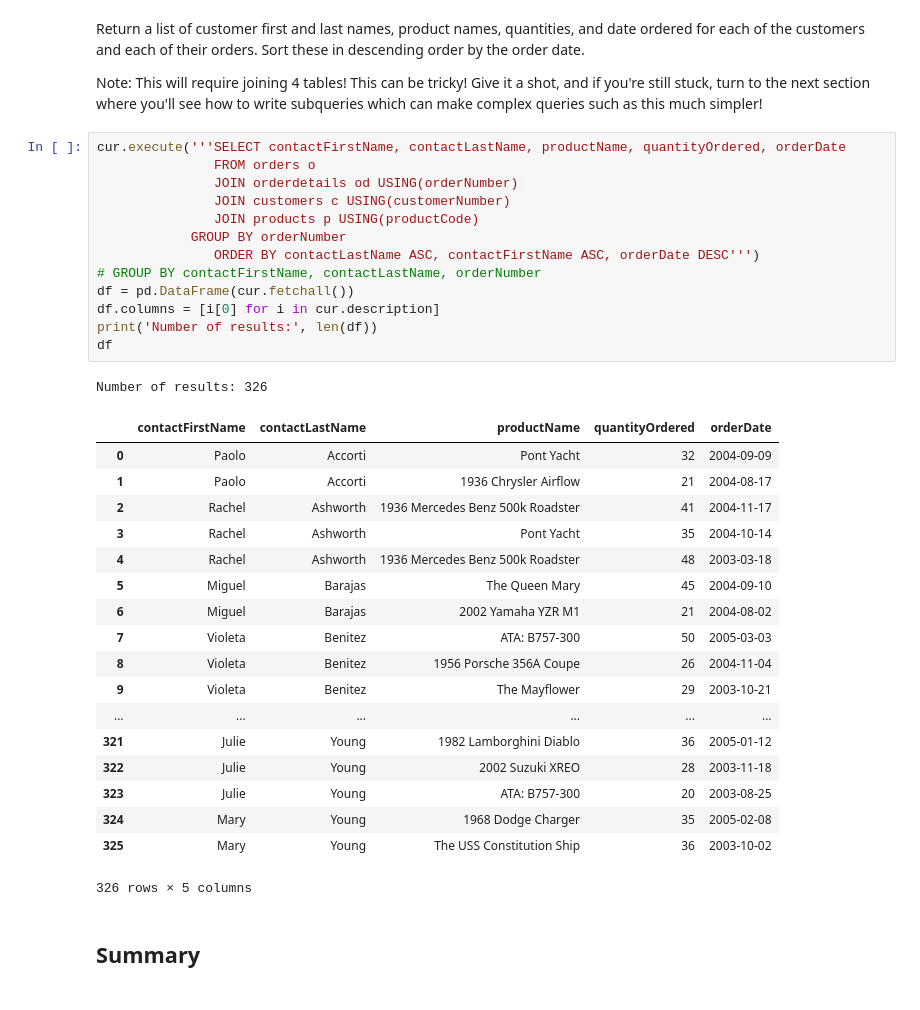
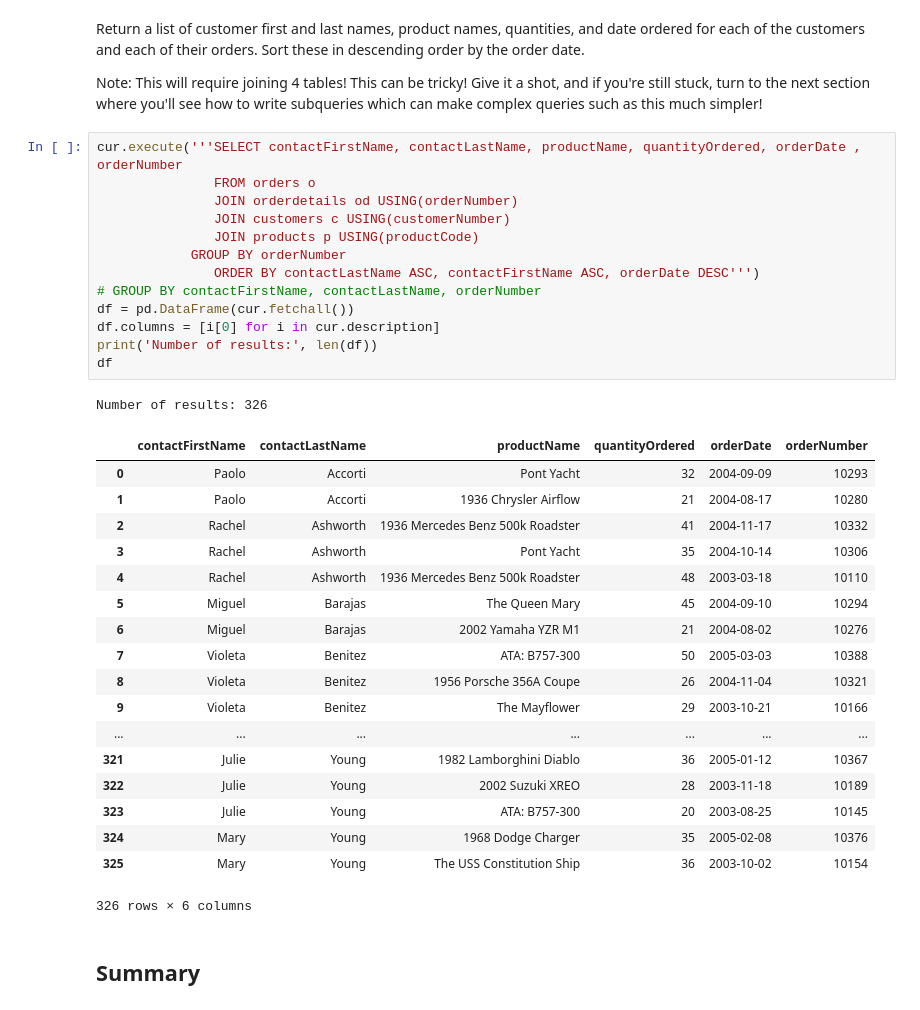
Before and after one commit to npschafer/dsc-one-to-many-and-many-to-many-joins-lab-houston-ds-042219, a Jupyter notebook: index.ipynb, the cells around one changed output. Drawn from its saved outputs; the diff is of its cells as text.

```diff
--- a/index.ipynb
+++ b/index.ipynb
@@ -136,38 +136,38 @@ Return a list of customer first and last names, product names, quantities, and d
 
 Note: This will require joining 4 tables! This can be tricky! Give it a shot, and if you're still stuck, turn to the next section where you'll see how to write subqueries which can make complex queries such as this much simpler!
 # %%
-cur.execute('''SELECT contactFirstName, contactLastName, productName, quantityOrdered, orderDate
+cur.execute('''SELECT contactFirstName, contactLastName, productName, quantityOrdered, orderDate , orderNumber
                FROM orders o
                JOIN orderdetails od USING(orderNumber)
                JOIN customers c USING(customerNumber)
                JOIN products p USING(productCode)
             GROUP BY orderNumber
                ORDER BY contactLastName ASC, contactFirstName ASC, orderDate DESC''')
 # GROUP BY contactFirstName, contactLastName, orderNumber
 df = pd.DataFrame(cur.fetchall())
 df.columns = [i[0] for i in cur.description]
 print('Number of results:', len(df))
 df
 # %% [output]
 Number of results: 326
-|  | contactFirstName | contactLastName | productName | quantityOrdered | orderDate |
-| 0 | Paolo | Accorti | Pont Yacht | 32 | 2004-09-09 |
-| 1 | Paolo | Accorti | 1936 Chrysler Airflow | 21 | 2004-08-17 |
-| 2 | Rachel | Ashworth | 1936 Mercedes Benz 500k Roadster | 41 | 2004-11-17 |
-| 3 | Rachel | Ashworth | Pont Yacht | 35 | 2004-10-14 |
-| 4 | Rachel | Ashworth | 1936 Mercedes Benz 500k Roadster | 48 | 2003-03-18 |
-| 5 | Miguel | Barajas | The Queen Mary | 45 | 2004-09-10 |
-| 6 | Miguel | Barajas | 2002 Yamaha YZR M1 | 21 | 2004-08-02 |
-| 7 | Violeta | Benitez | ATA: B757-300 | 50 | 2005-03-03 |
-| 8 | Violeta | Benitez | 1956 Porsche 356A Coupe | 26 | 2004-11-04 |
-| 9 | Violeta | Benitez | The Mayflower | 29 | 2003-10-21 |
-| ... | ... | ... | ... | ... | ... |
-| 321 | Julie | Young | 1982 Lamborghini Diablo | 36 | 2005-01-12 |
-| 322 | Julie | Young | 2002 Suzuki XREO | 28 | 2003-11-18 |
-| 323 | Julie | Young | ATA: B757-300 | 20 | 2003-08-25 |
-| 324 | Mary | Young | 1968 Dodge Charger | 35 | 2005-02-08 |
-| 325 | Mary | Young | The USS Constitution Ship | 36 | 2003-10-02 |
+|  | contactFirstName | contactLastName | productName | quantityOrdered | orderDate | orderNumber |
+| 0 | Paolo | Accorti | Pont Yacht | 32 | 2004-09-09 | 10293 |
+| 1 | Paolo | Accorti | 1936 Chrysler Airflow | 21 | 2004-08-17 | 10280 |
+| 2 | Rachel | Ashworth | 1936 Mercedes Benz 500k Roadster | 41 | 2004-11-17 | 10332 |
+| 3 | Rachel | Ashworth | Pont Yacht | 35 | 2004-10-14 | 10306 |
+| 4 | Rachel | Ashworth | 1936 Mercedes Benz 500k Roadster | 48 | 2003-03-18 | 10110 |
+| 5 | Miguel | Barajas | The Queen Mary | 45 | 2004-09-10 | 10294 |
+| 6 | Miguel | Barajas | 2002 Yamaha YZR M1 | 21 | 2004-08-02 | 10276 |
+| 7 | Violeta | Benitez | ATA: B757-300 | 50 | 2005-03-03 | 10388 |
+| 8 | Violeta | Benitez | 1956 Porsche 356A Coupe | 26 | 2004-11-04 | 10321 |
+| 9 | Violeta | Benitez | The Mayflower | 29 | 2003-10-21 | 10166 |
+| ... | ... | ... | ... | ... | ... | ... |
+| 321 | Julie | Young | 1982 Lamborghini Diablo | 36 | 2005-01-12 | 10367 |
+| 322 | Julie | Young | 2002 Suzuki XREO | 28 | 2003-11-18 | 10189 |
+| 323 | Julie | Young | ATA: B757-300 | 20 | 2003-08-25 | 10145 |
+| 324 | Mary | Young | 1968 Dodge Charger | 35 | 2005-02-08 | 10376 |
+| 325 | Mary | Young | The USS Constitution Ship | 36 | 2003-10-02 | 10154 |
-326 rows × 5 columns
+326 rows × 6 columns
 # %% [markdown]
 ## Summary
 # %% [markdown]
```
